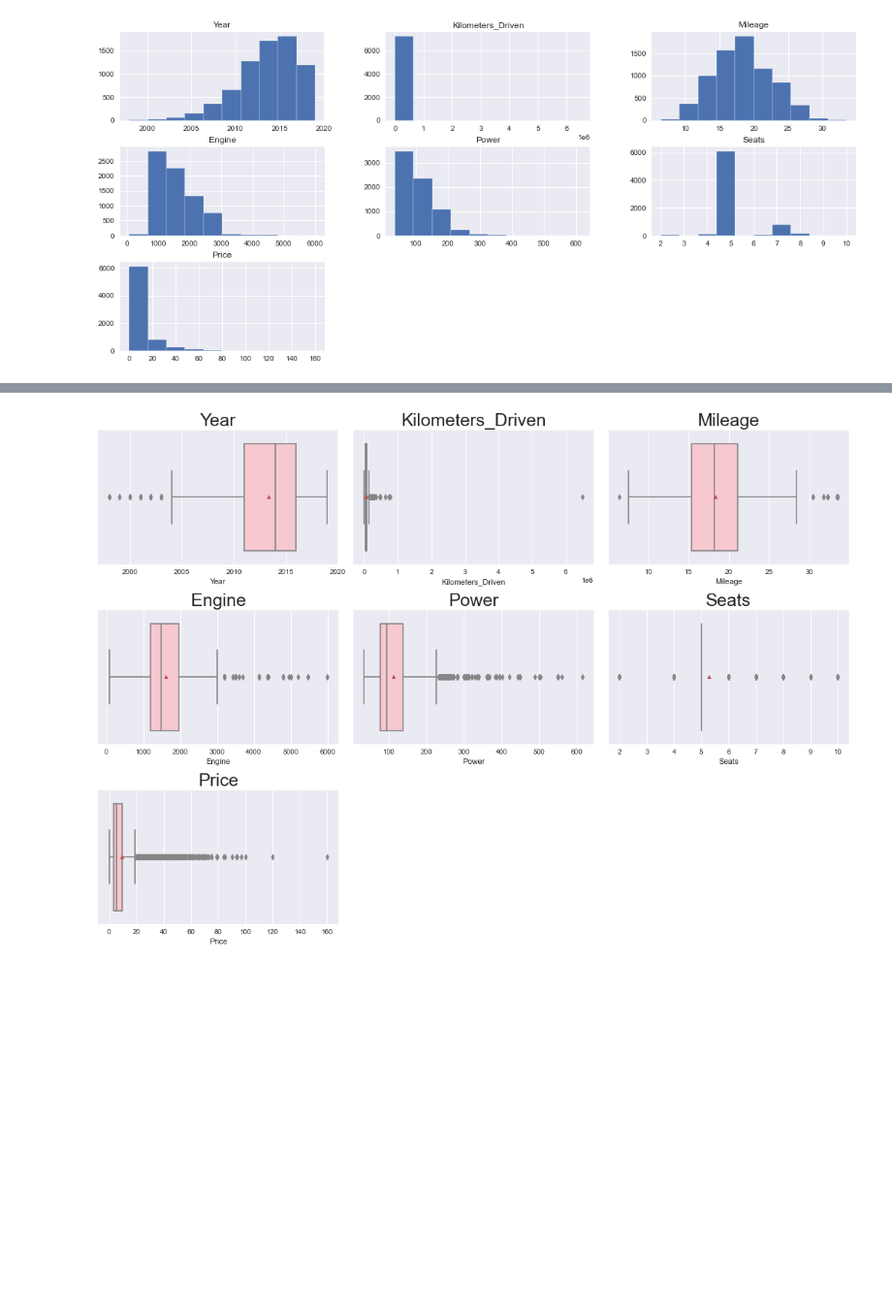
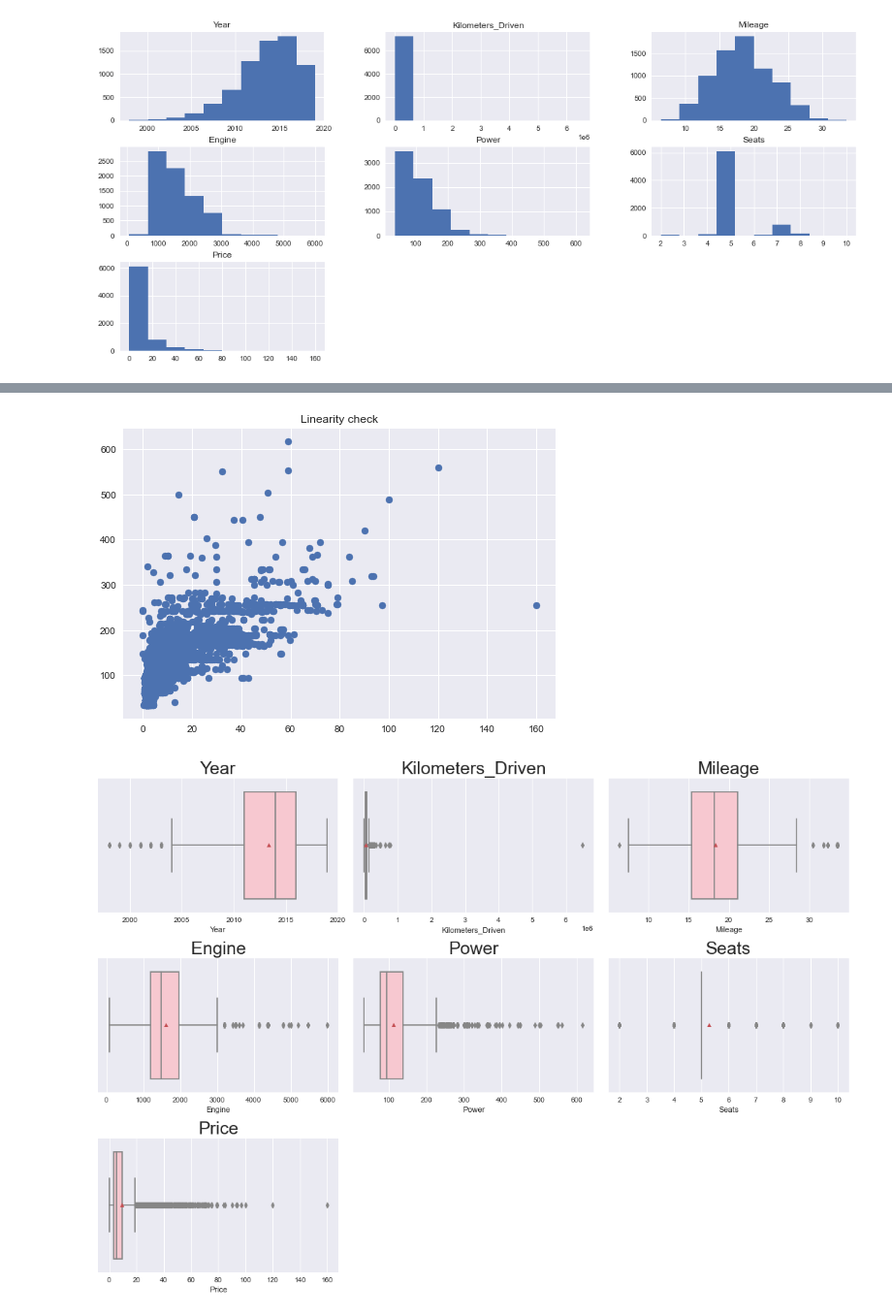
Before and after one commit to githosted/CAPSTONE, a Jupyter notebook: UsedCars.ipynb, the cells around one changed output, grey strips where cells are left out. Shown at 97% size. Cells and saved outputs as stored; diff of their text form; code cells hidden in the pictures; blank space fills up the shorter version.

```diff
--- a/UsedCars.ipynb
+++ b/UsedCars.ipynb
@@ -346 +390,8 @@ data.hist(ax = ax);
+# %%
+#Shows
+plt.scatter(data.Price, data.Power)
+plt.title("Linearity check")
+plt.show()
+# %% [output]
+[figure, added]
 # %%
```
Also changed, not shown: parts of 25 cells of this notebook, 2 other files.
